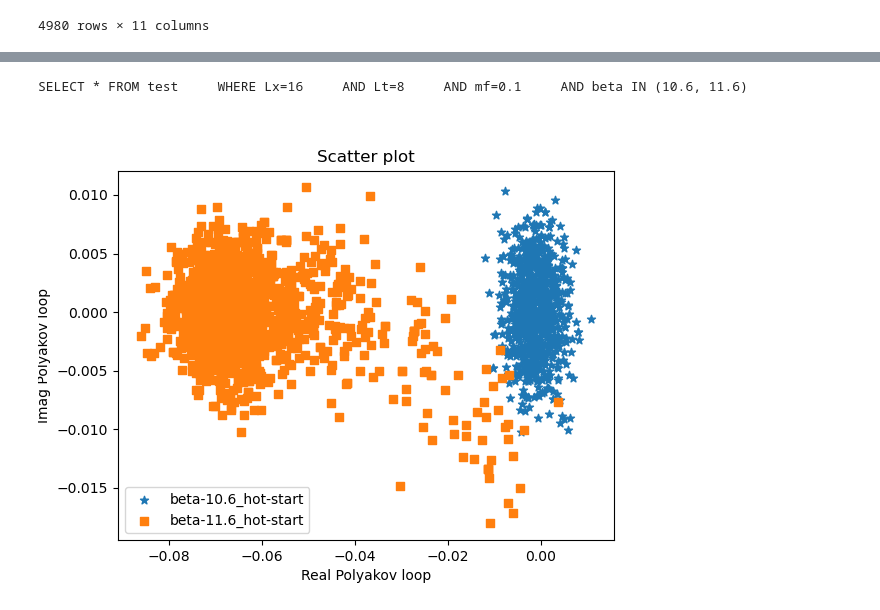
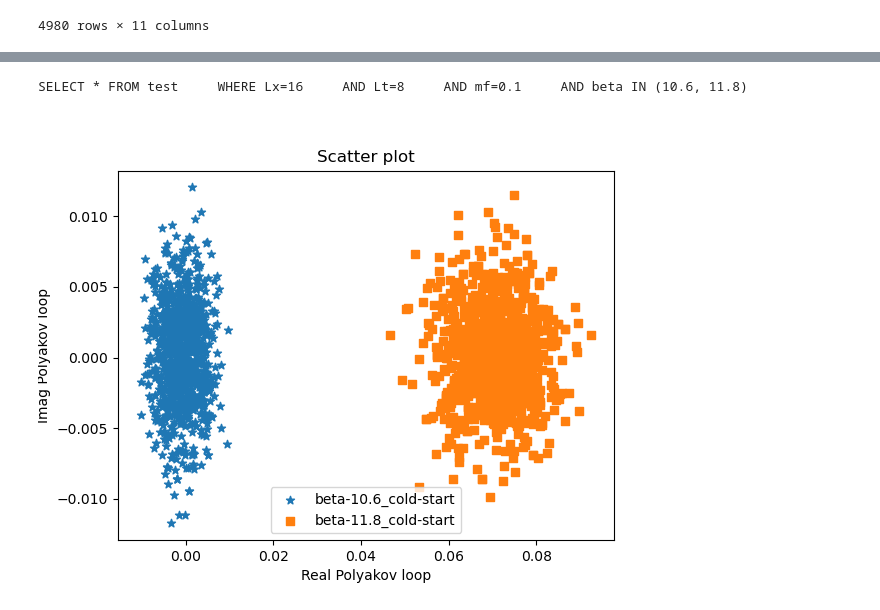
Before and after one commit to vmos1/Code_highlights, a Jupyter notebook: 4_Monte_Carlo_analysis_sql_dbase/code/2_analysis.ipynb, the cells around one changed output, grey strips where cells are left out. Saved outputs shown, nothing was run; the diff lists cells and outputs as text; code cells hidden in the pictures.

```diff
--- a/4_Monte_Carlo_analysis_sql_dbase/code/2_analysis.ipynb
+++ b/4_Monte_Carlo_analysis_sql_dbase/code/2_analysis.ipynb
@@ -445,14 +445,14 @@ f_plot_hmc_runs(df_hmc,'Polyakov')
 # %%
 
-dict1={'Lx':'16', 'Lt':'8','mf':'0.1',  'beta':'(10.6, 11.6)' }
+dict1={'Lx':'16', 'Lt':'8','mf':'0.1',  'beta':'(10.6, 11.8)' }
 df_hmc=f_get_hmc_data(dict1,fname1)
 
-df_hmc=df_hmc[df_hmc.run_label=='hot-start']
+df_hmc=df_hmc[df_hmc.run_label=='cold-start']
 
 # f_ploop_histogram(df_hmc,100)
-f_scatter_plot(df_hmc,100)
+f_scatter_plot(df_hmc,50)
 # %% [output]
-SELECT * FROM test     WHERE Lx=16     AND Lt=8     AND mf=0.1     AND beta IN (10.6, 11.6)
+SELECT * FROM test     WHERE Lx=16     AND Lt=8     AND mf=0.1     AND beta IN (10.6, 11.8)
-[figure, old version]
+[figure, new version]
 # %%
 df_hmc
```
Also changed, not shown: parts of 2 cells of this notebook, 1 other file.
